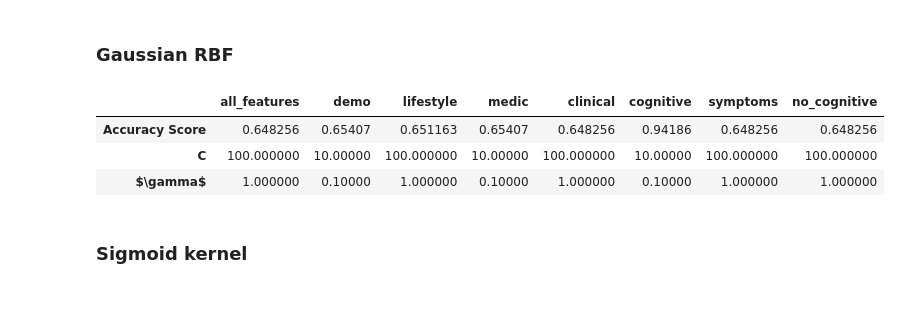
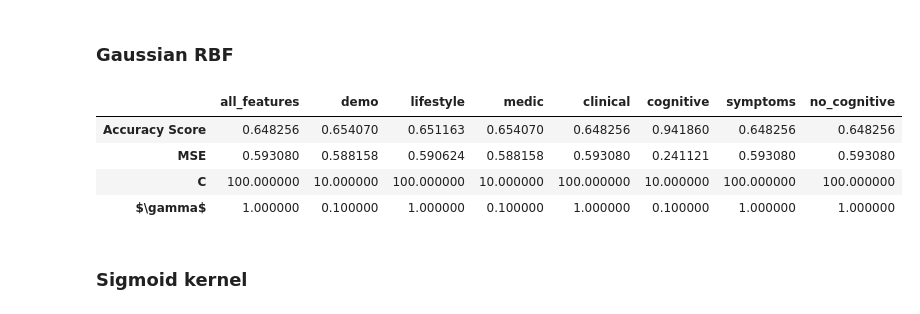
Before and after one commit to mgamankwah/alzheimers_risk_prediction, a Jupyter notebook: scripts/Model_Exploration_Seyed.ipynb, the cells around one changed output. Cells and saved outputs as stored; diff of their text form; code cells hidden in the pictures.

```diff
--- a/scripts/Model_Exploration_Seyed.ipynb
+++ b/scripts/Model_Exploration_Seyed.ipynb
@@ -99,10 +99,11 @@ for key in subcategory_dict:
     accu_score[key] = [accuracy_score(pred, df_test.Diagnosis),
                        precision_score(pred, df_test.Diagnosis),
                        recall_score(pred, df_test.Diagnosis),
-                       f1_score(pred, df_test.Diagnosis)]
+                       f1_score(pred, df_test.Diagnosis),
+                       root_mean_squared_error(pred, df_test.Diagnosis)]
 
 knn_accu_score = pd.DataFrame(accu_score)
-knn_accu_score.index = ['Accuracy Score', 'Precision Score' , 'Recall Score', 'F1 Score']
+knn_accu_score.index = ['Accuracy Score', 'Precision Score' , 'Recall Score', 'F1 Score','MSE']
 knn_accu_score
 # %% [output]
 |  | all_features | demo | lifestyle | medic | clinical | cognitive | symptoms | no_cognitive |
@@ -142,6 +144,7 @@ for key in subcategory_dict:
     C_best = 0
     d_best = 0
     accu_best = 0
+    mse_best = 0
 
     for c,d in zip(C,degrees):
         ## creating a model with polynomial kernel of degree = d and regularization parameter C = c
@@ -156,11 +159,12 @@ for key in subcategory_dict:
             accu_best = accuracy_score(pred , df_test.Diagnosis)
             C_best = c
             d_best = d
+            mse_best = root_mean_squared_error(pred, df_test.Diagnosis)
 
-    svm_poly_accu[key] = [accu_best , C_best , d_best]
+    svm_poly_accu[key] = [accu_best, mse_best , C_best , d_best]
 
 svm_poly_accu_df = pd.DataFrame(svm_poly_accu)
-svm_poly_accu_df.index = ['Accuracy Score', 'C', 'degree']
+svm_poly_accu_df.index = ['Accuracy Score', 'MSE' ,'C', 'degree']
 svm_poly_accu_df
 # %% [output]
 |  | all_features | demo | lifestyle | medic | clinical | cognitive | symptoms | no_cognitive |
@@ -180,38 +185,41 @@ gammas = [1,0.1,0.01,0.001]
 svm_rbf_accu = {}
 
 ## Running each subcategory through each RBF SVM
 for key in subcategory_dict:
     item = subcategory_dict[key]
 
     ## variables that record to most accurate parameters
     C_best = 0
     gamma_best = 0
     accu_best = 0
+    mse_best = 0
 
     for c,gamma in zip(C,gammas):
         ## creating a model with RBF of gamma = gamma and regularization parameter C = c
         svm_rbf = SVC(C=c , kernel='rbf' , gamma = gamma , max_iter=10000)
 
         ## fitting the model object
         svm_rbf.fit(df_train[item[:-1]] , df_train.Diagnosis)
 
         ## predicting the testing set
         pred = svm_rbf.predict(df_test[item[:-1]])
         if accuracy_score(pred , df_test.Diagnosis)>accu_best:
             accu_best = accuracy_score(pred , df_test.Diagnosis)
             C_best = c
             gamma_best = gamma
+            mse_best = root_mean_squared_error(pred, df_test.Diagnosis)
 
-    svm_rbf_accu[key] = [accu_best , C_best , gamma_best]
+    svm_rbf_accu[key] = [accu_best,mse_best , C_best , gamma_best]
 
 svm_rbf_accu_df = pd.DataFrame(svm_rbf_accu)
-svm_rbf_accu_df.index = ['Accuracy Score', 'C', '$\gamma$']
+svm_rbf_accu_df.index = ['Accuracy Score', 'MSE' , 'C', '$\gamma$']
 svm_rbf_accu_df
 # %% [output]
 |  | all_features | demo | lifestyle | medic | clinical | cognitive | symptoms | no_cognitive |
-| Accuracy Score | 0.648256 | 0.65407 | 0.651163 | 0.65407 | 0.648256 | 0.94186 | 0.648256 | 0.648256 |
-| C | 100.000000 | 10.00000 | 100.000000 | 10.00000 | 100.000000 | 10.00000 | 100.000000 | 100.000000 |
-| $\gamma$ | 1.000000 | 0.10000 | 1.000000 | 0.10000 | 1.000000 | 0.10000 | 1.000000 | 1.000000 |
+| Accuracy Score | 0.648256 | 0.654070 | 0.651163 | 0.654070 | 0.648256 | 0.941860 | 0.648256 | 0.648256 |
+| MSE | 0.593080 | 0.588158 | 0.590624 | 0.588158 | 0.593080 | 0.241121 | 0.593080 | 0.593080 |
+| C | 100.000000 | 10.000000 | 100.000000 | 10.000000 | 100.000000 | 10.000000 | 100.000000 | 100.000000 |
+| $\gamma$ | 1.000000 | 0.100000 | 1.000000 | 0.100000 | 1.000000 | 0.100000 | 1.000000 | 1.000000 |
 # %% [markdown]
 ### Sigmoid kernel
 # %%
```
Also changed, not shown: parts of 7 cells of this notebook.
